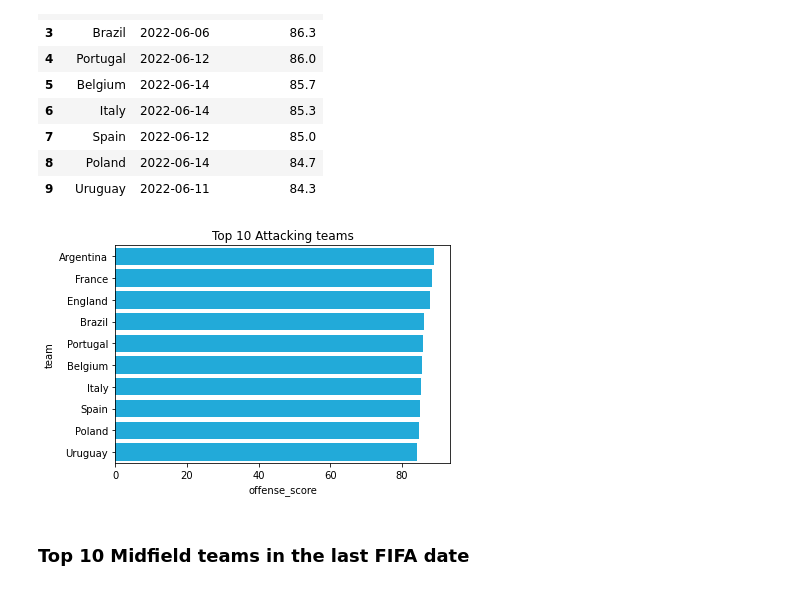
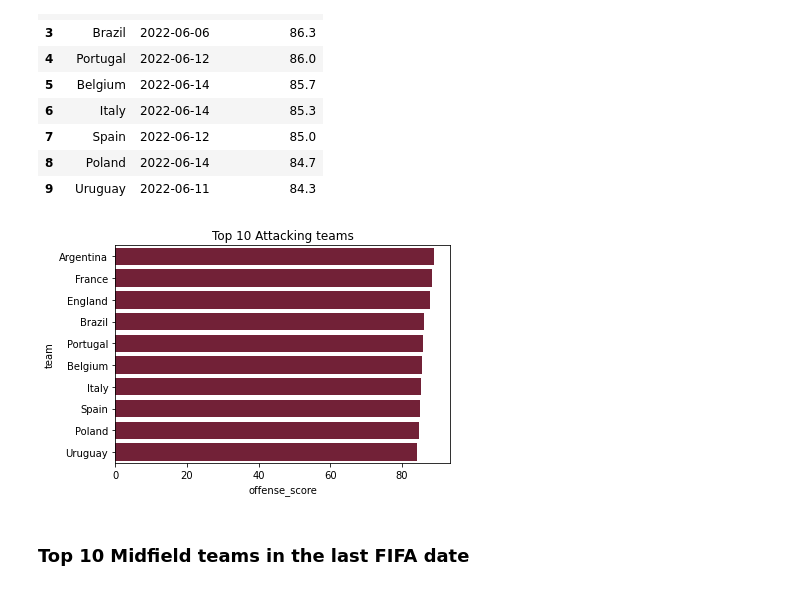
Before and after one commit to davidcamilo0710/QATAR_2022_Prediction, a Jupyter notebook: QATAR22_EDA+Data_Preparation.ipynb, the cells around one changed output. Saved outputs shown, nothing was run; the diff lists cells and outputs as text; code cells hidden in the pictures.

```diff
--- a/QATAR22_EDA+Data_Preparation.ipynb
+++ b/QATAR22_EDA+Data_Preparation.ipynb
@@ -146,10 +146,10 @@ fifa_offense_top10
 | 8 | Poland | 2022-06-14 | 84.7 |
 | 9 | Uruguay | 2022-06-11 | 84.3 |
 # %%
-sns.barplot(data=fifa_offense_top10,x='offense_score',y='team',color="#04b9f7")
+sns.barplot(data=fifa_offense_top10, x='offense_score', y='team', color="#7F1431")
 plt.title("Top 10 Attacking teams");
 # %% [output]
-[figure, old version]
+[figure, new version]
 # %% [markdown]
 ### Top 10 Midfield teams in the last FIFA date
 # %%
```
Also changed, not shown: parts of 15 cells of this notebook.
